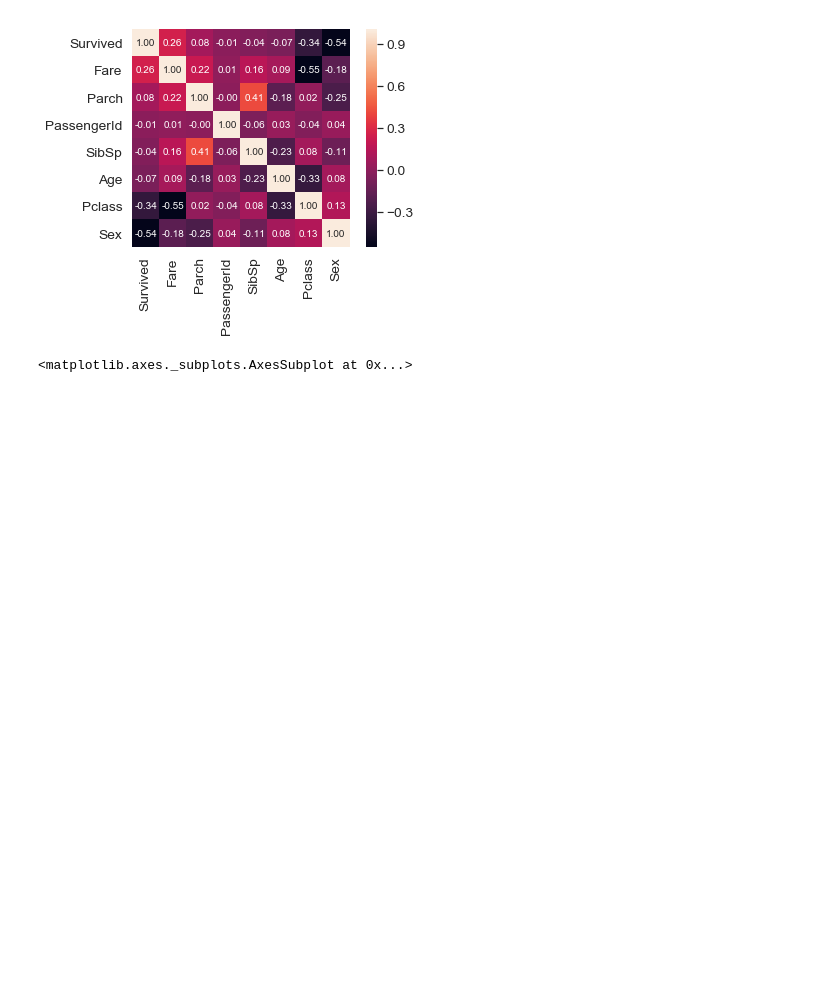
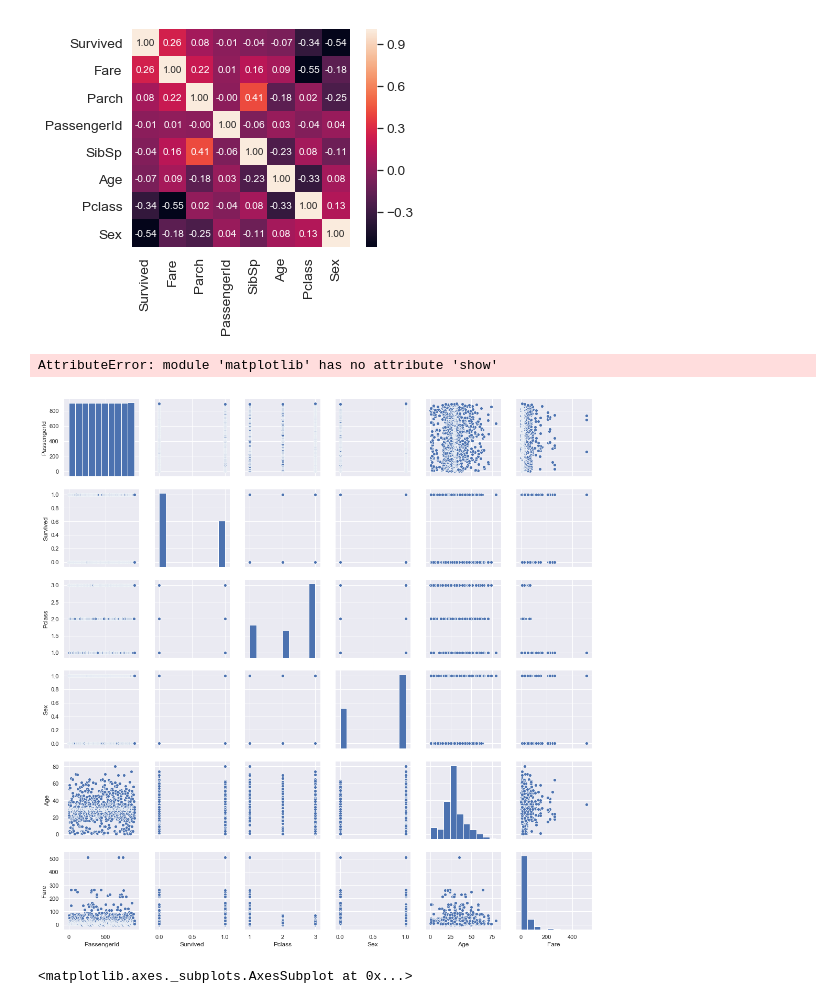
Before and after one commit to Tubomi/python, a Jupyter notebook: titanic.ipynb, the cells around one changed output. Saved outputs shown, nothing was run; the diff lists cells and outputs as text; code cells hidden in the pictures; blank space fills up the shorter version.

```diff
--- a/titanic.ipynb
+++ b/titanic.ipynb
@@ -9,0 +147,2 @@ df=pd.read_csv("train.csv")
+# %%
+df=pd.read_csv("train.csv")
@@ -9,0 +155,4 @@ df=pd.read_csv("train.csv")
+# %%
+df['Age']=df['Age'].fillna(df['Age'].mean().round(2))
+df['Embarked']=df['Embarked'].fillna("S")
+df['Embarked']=df['Embarked'].map({'C':0,'Q':1,'S':2})
@@ -79,15 +252,4 @@ df.columns.values.tolist()
  'Cabin',
  'Embarked']
 # %%
-col=['PassengerId',
- 'Survived',
- 'Pclass',
- 'Name',
- 'Sex',
- 'Age',
- 'SibSp',
- 'Parch',
- 'Ticket',
- 'Fare',
- 'Cabin',
- 'Embarked']
+col=['PassengerId','Survived', 'Pclass', 'Sex', 'Age', 'Ticket', 'Fare', 'Cabin', 'Embarked']
@@ -122,6 +279,13 @@ plt.show()
 # %% [output]
 AttributeError: module 'matplotlib' has no attribute 'show'
 [figure]
+# %%
+sns.set()
+sns.pairplot(df[col], size = 2.5)
+plt.show();
+# %% [output]
+AttributeError: module 'matplotlib' has no attribute 'show'
+[figure, added]
 # %%
 df["Age"].plot.box()
 # %% [output]
```
Also changed, not shown: parts of 47 cells of this notebook.
